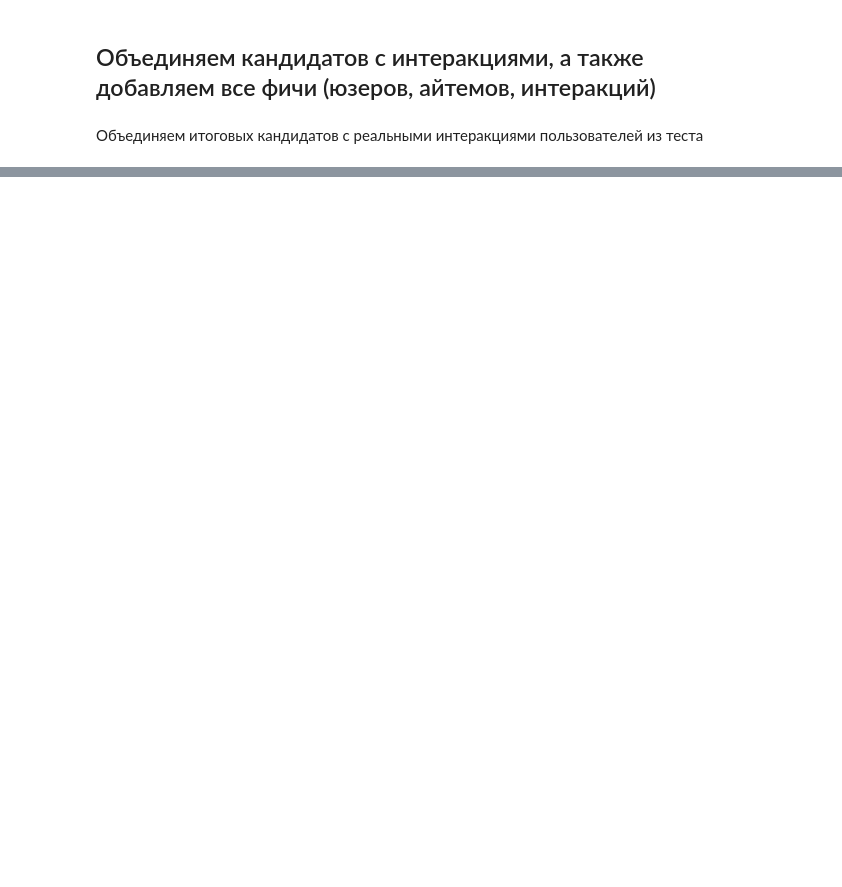
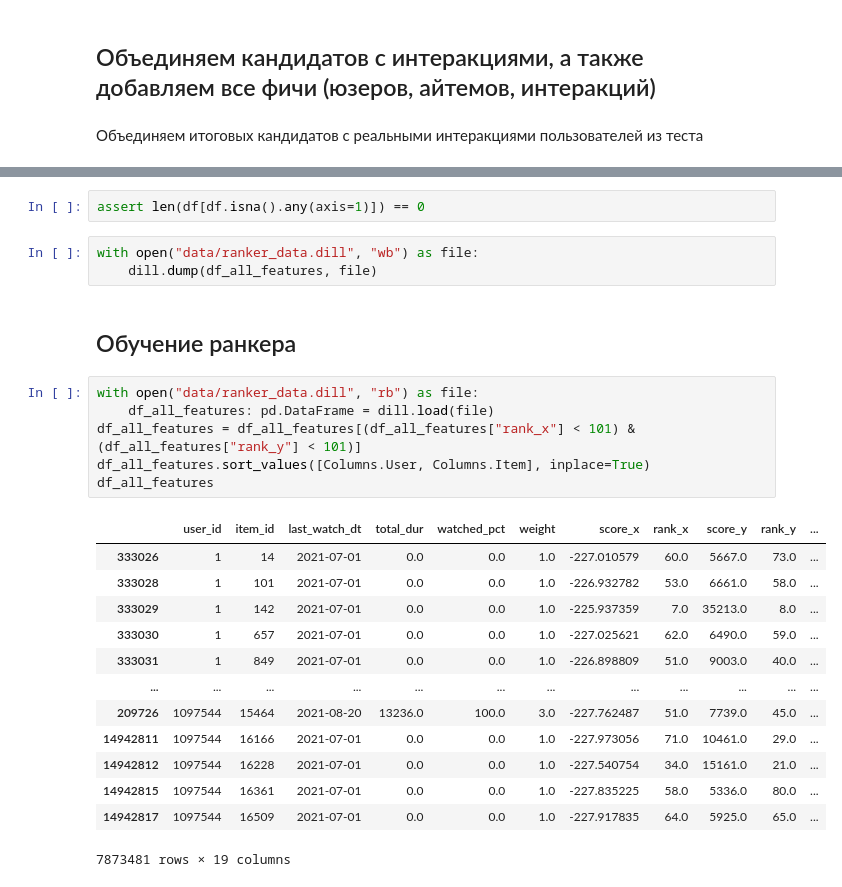
Before and after one commit to sesevasa64/RecoServiceTemplate, a Jupyter notebook: notebooks/hw5.ipynb, the cells around one changed output, grey strips where cells are left out. Saved outputs shown, nothing was run; the diff lists cells and outputs as text; blank space fills up the shorter version.

Commit message:
added ranker training & evaluation

```diff
--- a/notebooks/hw5.ipynb
+++ b/notebooks/hw5.ipynb
@@ -447,0 +466,27 @@ df
+# %%
+assert len(df[df.isna().any(axis=1)]) == 0
+# %%
+with open("data/ranker_data.dill", "wb") as file:
+    dill.dump(df_all_features, file)
+# %% [markdown]
+## Обучение ранкера
+# %%
+with open("data/ranker_data.dill", "rb") as file:
+    df_all_features: pd.DataFrame = dill.load(file)
+df_all_features = df_all_features[(df_all_features["rank_x"] < 101) & (df_all_features["rank_y"] < 101)]
+df_all_features.sort_values([Columns.User, Columns.Item], inplace=True)
+df_all_features
+# %% [output]
+|  | user_id | item_id | last_watch_dt | total_dur | watched_pct | weight | score_x | rank_x | score_y | rank_y | ... |
+| 333026 | 1 | 14 | 2021-07-01 | 0.0 | 0.0 | 1.0 | -227.010579 | 60.0 | 5667.0 | 73.0 | ... |
+| 333028 | 1 | 101 | 2021-07-01 | 0.0 | 0.0 | 1.0 | -226.932782 | 53.0 | 6661.0 | 58.0 | ... |
+| 333029 | 1 | 142 | 2021-07-01 | 0.0 | 0.0 | 1.0 | -225.937359 | 7.0 | 35213.0 | 8.0 | ... |
+| 333030 | 1 | 657 | 2021-07-01 | 0.0 | 0.0 | 1.0 | -227.025621 | 62.0 | 6490.0 | 59.0 | ... |
+| 333031 | 1 | 849 | 2021-07-01 | 0.0 | 0.0 | 1.0 | -226.898809 | 51.0 | 9003.0 | 40.0 | ... |
+| ... | ... | ... | ... | ... | ... | ... | ... | ... | ... | ... | ... |
+| 209726 | 1097544 | 15464 | 2021-08-20 | 13236.0 | 100.0 | 3.0 | -227.762487 | 51.0 | 7739.0 | 45.0 | ... |
+| 14942811 | 1097544 | 16166 | 2021-07-01 | 0.0 | 0.0 | 1.0 | -227.973056 | 71.0 | 10461.0 | 29.0 | ... |
+| 14942812 | 1097544 | 16228 | 2021-07-01 | 0.0 | 0.0 | 1.0 | -227.540754 | 34.0 | 15161.0 | 21.0 | ... |
+| 14942815 | 1097544 | 16361 | 2021-07-01 | 0.0 | 0.0 | 1.0 | -227.835225 | 58.0 | 5336.0 | 80.0 | ... |
+| 14942817 | 1097544 | 16509 | 2021-07-01 | 0.0 | 0.0 | 1.0 | -227.917835 | 64.0 | 5925.0 | 65.0 | ... |
+7873481 rows × 19 columns
```
Also changed, not shown: parts of 32 cells of this notebook.
